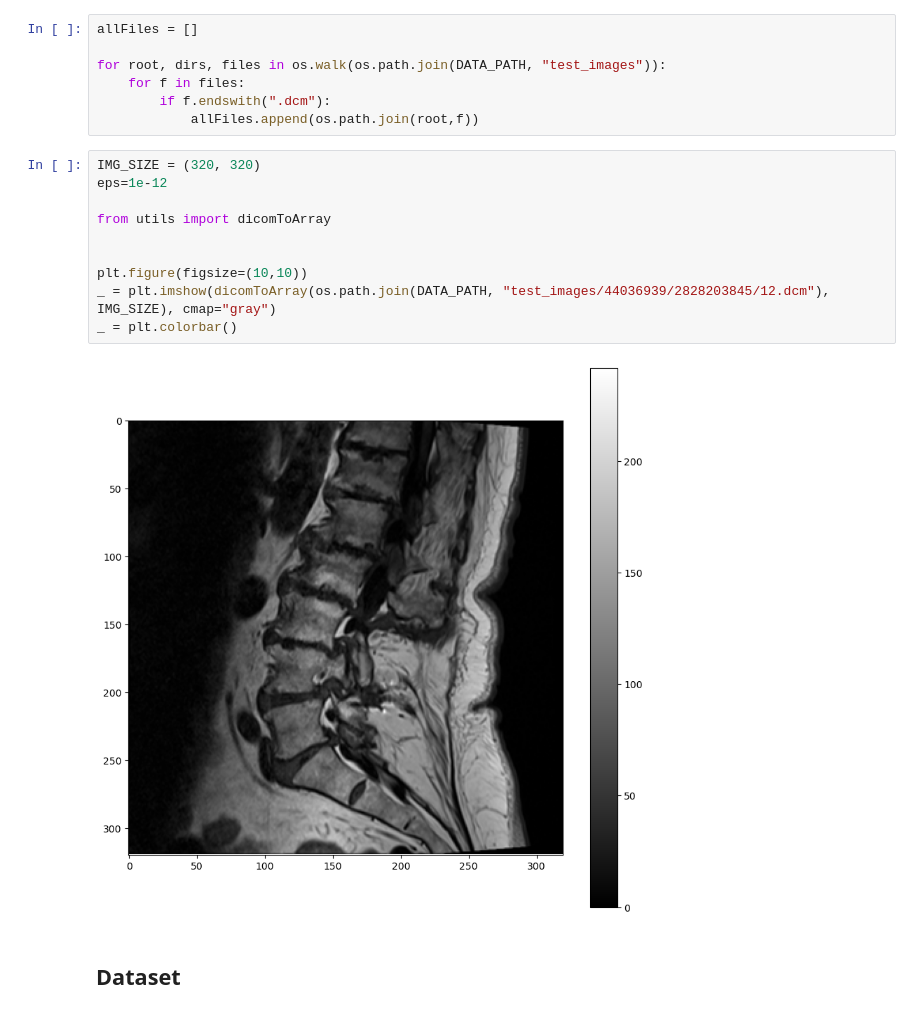
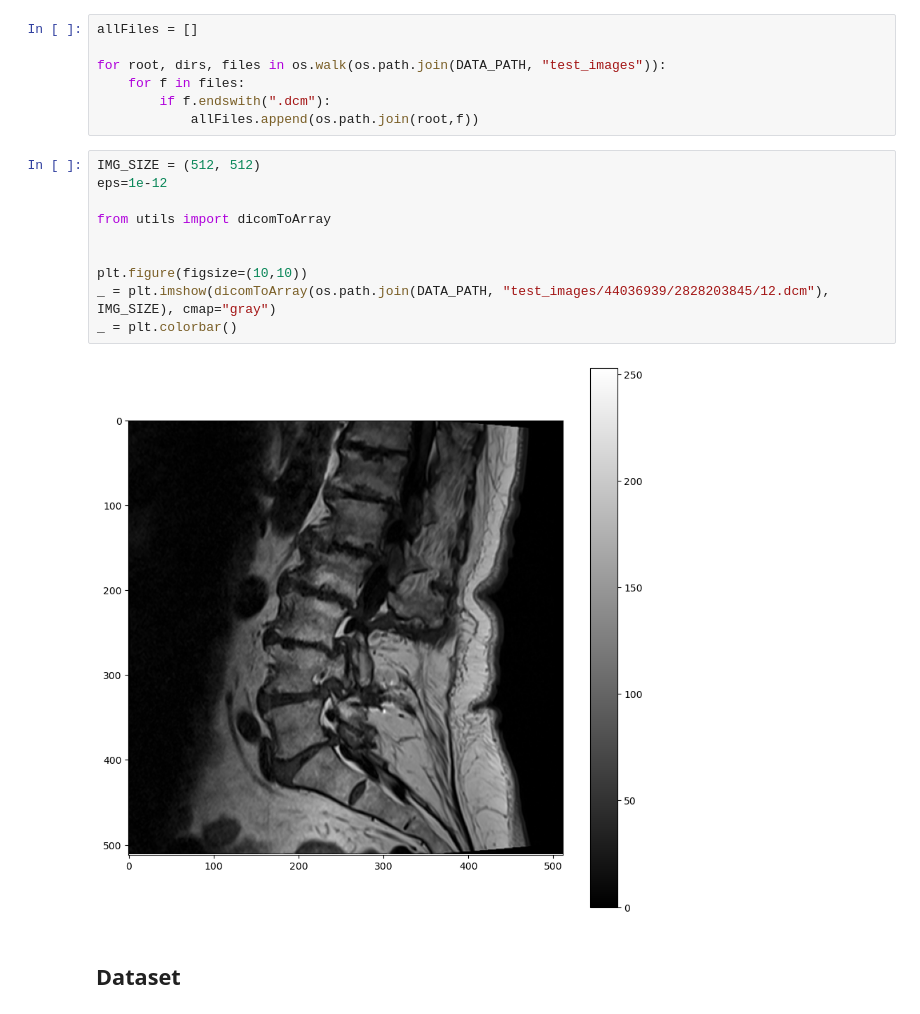
Before and after one commit to m5k5/RSNA2024, a Jupyter notebook: test sampled.ipynb, the cells around one changed output. Drawn from its saved outputs; the diff is of its cells as text.

```diff
--- a/test sampled.ipynb
+++ b/test sampled.ipynb
@@ -93,17 +93,17 @@ for root, dirs, files in os.walk(os.path.join(DATA_PATH, "test_images")):
         if f.endswith(".dcm"):
             allFiles.append(os.path.join(root,f))
 # %%
-IMG_SIZE = (320, 320)
+IMG_SIZE = (512, 512)
 eps=1e-12
 
 from utils import dicomToArray
 
 
 plt.figure(figsize=(10,10))
 _ = plt.imshow(dicomToArray(os.path.join(DATA_PATH, "test_images/44036939/2828203845/12.dcm"), IMG_SIZE), cmap="gray")
 _ = plt.colorbar()
 # %% [output]
-[figure, old version]
+[figure, new version]
 # %% [markdown]
 ## Dataset
 # %%
```
Also changed, not shown: parts of 9 cells of this notebook, 2 other files.
